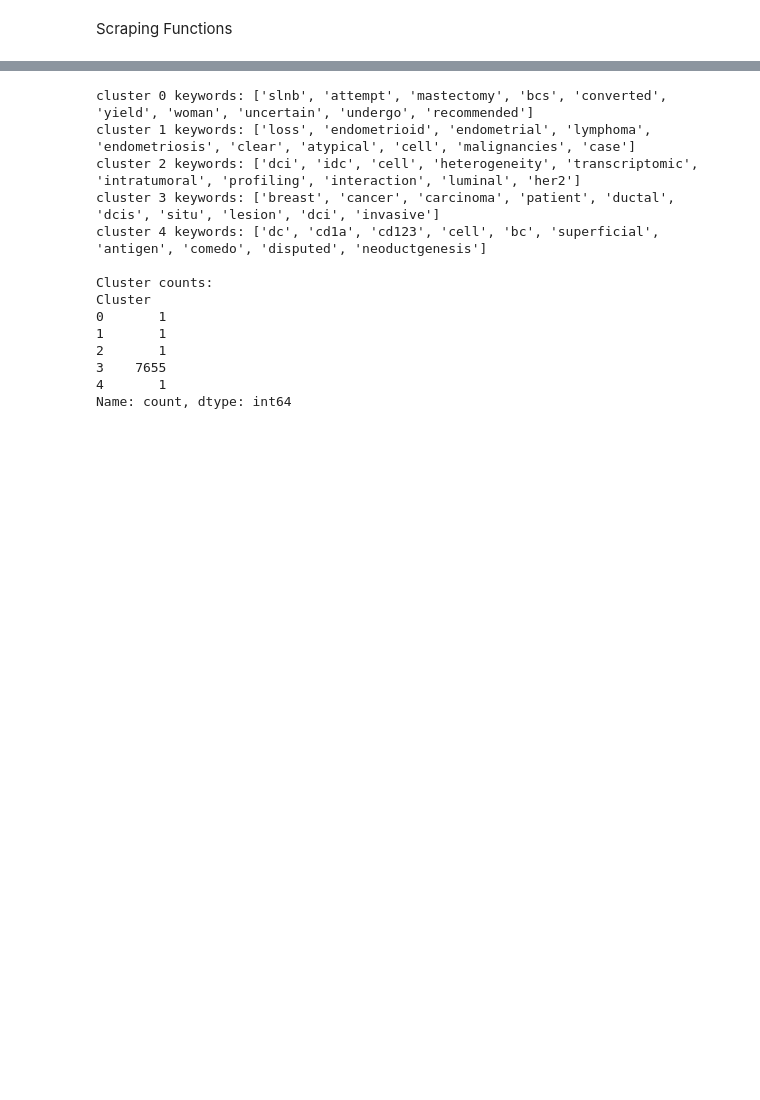
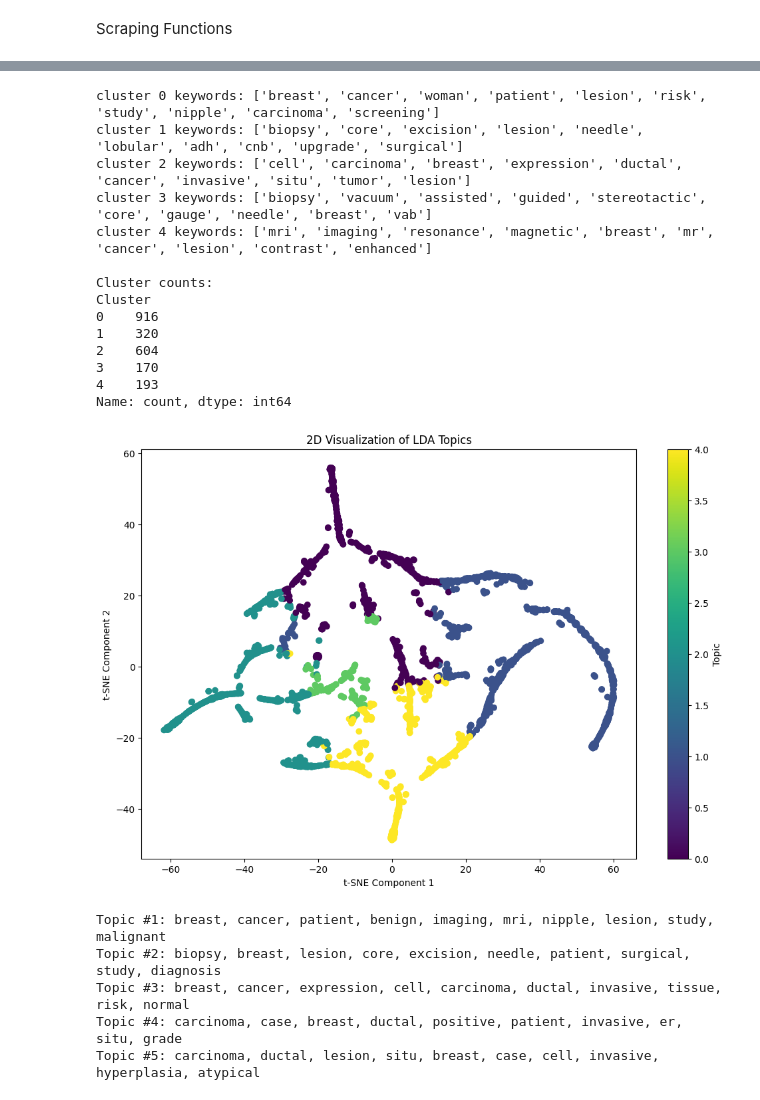
Before and after one commit to lonespear/medrev, a Jupyter notebook: review_replicate.ipynb, the cells around one changed output, grey strips where cells are left out. Drawn from its saved outputs; the diff is of its cells as text; code cells hidden in the pictures; blank space fills up the shorter version.

```diff
--- a/review_replicate.ipynb
+++ b/review_replicate.ipynb
@@ -498,6 +494,20 @@ query = (
     "AND (\"2000\"[Date - Publication] : \"2023\"[Date - Publication])"
 )
 
+query = ("""
+    (atypi* OR benign* OR abnormal*)[Title/Abstract]
+    AND (hyperplas* OR proliferat* OR disease* OR histolog* OR diagnos* or lesion*)[Title/Abstract]
+    AND ((lobular carcinoma in situ OR lobular neoplas* OR flat epithelial atypi* OR lobular intra$epithelial neoplas* OR lobular intra epithelial neoplas*)[Title/Abstract]
+    OR ((atypi* or benign* or abnormal*) adj2 (hyperplas* or proliferat* or disease* or histolog* or dianos* or cytolog* or lesion*))[Title/Abstract])
+    AND (risk* or progress* or diagnos* or develop* or rate* or potential* or associat* or incidence* or subsequent*)[Title/Abstract]
+    AND (cancer* or carcinoma* or malignan* or neoplas*)[Title/Abstract]
+    AND (breast* or mamm*)[Title/Abstract]
+    AND ((ductal carcinoma in situ)[Title/Abstract]
+    OR ((cancer* or carcinoma* or malignan* or neoplas*) adj3 (breast* or mamm*)))
+    AND (English[Language] AND Humans[MeSH Terms])
+    AND ("2000"[Date - Publication] : "2023"[Date - Publication])
+    """)
+
 max_results = 100000  # Adjust the number of results to retrieve as needed
 n_key_words = 10     # Adjust number of key words you want
 n_clusters = 5       # Adjust number of clusters you want for the k-means clustering algorithm
@@ -534,20 +557,29 @@ for group in sorted(clusters.keys()):
 print("\nCluster counts:")
 print(articles['Cluster'].value_counts().sort_index())
 # %% [output]
-cluster 0 keywords: ['slnb', 'attempt', 'mastectomy', 'bcs', 'converted', 'yield', 'woman', 'uncertain', 'undergo', 'recommended']
-cluster 1 keywords: ['loss', 'endometrioid', 'endometrial', 'lymphoma', 'endometriosis', 'clear', 'atypical', 'cell', 'malignancies', 'case']
-cluster 2 keywords: ['dci', 'idc', 'cell', 'heterogeneity', 'transcriptomic', 'intratumoral', 'profiling', 'interaction', 'luminal', 'her2']
-cluster 3 keywords: ['breast', 'cancer', 'carcinoma', 'patient', 'ductal', 'dcis', 'situ', 'lesion', 'dci', 'invasive']
-cluster 4 keywords: ['dc', 'cd1a', 'cd123', 'cell', 'bc', 'superficial', 'antigen', 'comedo', 'disputed', 'neoductgenesis']
+cluster 0 keywords: ['breast', 'cancer', 'woman', 'patient', 'lesion', 'risk', 'study', 'nipple', 'carcinoma', 'screening']
+cluster 1 keywords: ['biopsy', 'core', 'excision', 'lesion', 'needle', 'lobular', 'adh', 'cnb', 'upgrade', 'surgical']
+cluster 2 keywords: ['cell', 'carcinoma', 'breast', 'expression', 'ductal', 'cancer', 'invasive', 'situ', 'tumor', 'lesion']
+cluster 3 keywords: ['biopsy', 'vacuum', 'assisted', 'guided', 'stereotactic', 'core', 'gauge', 'needle', 'breast', 'vab']
+cluster 4 keywords: ['mri', 'imaging', 'resonance', 'magnetic', 'breast', 'mr', 'cancer', 'lesion', 'contrast', 'enhanced']
 
 Cluster counts:
 Cluster
-0       1
-1       1
-2       1
-3    7655
-4       1
+0    916
+1    320
+2    604
+3    170
+4    193
 Name: count, dtype: int64
+# %%
+df, lda, doc_topic_dist, tsne_lda = lda_topic_analysis(articles)
+# %% [output]
+[figure, added]
+Topic #1: breast, cancer, patient, benign, imaging, mri, nipple, lesion, study, malignant
+Topic #2: biopsy, breast, lesion, core, excision, needle, patient, surgical, study, diagnosis
+Topic #3: breast, cancer, expression, cell, carcinoma, ductal, invasive, tissue, risk, normal
+Topic #4: carcinoma, case, breast, ductal, positive, patient, invasive, er, situ, grade
+Topic #5: carcinoma, ductal, lesion, situ, breast, case, cell, invasive, hyperplasia, atypical
 # %%
 articles.head()
 # %% [output]
```
Also changed, not shown: parts of 14 cells of this notebook.
